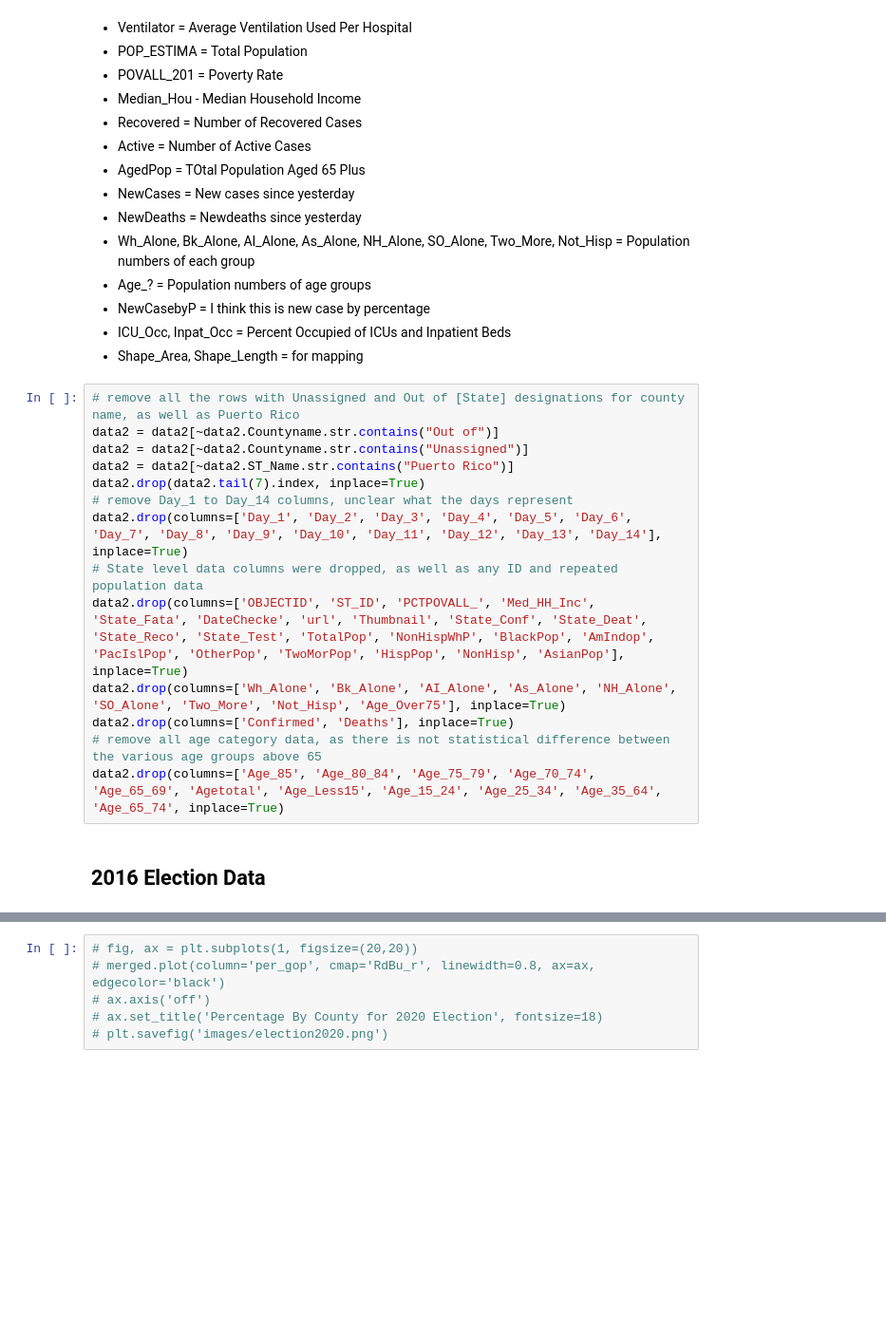
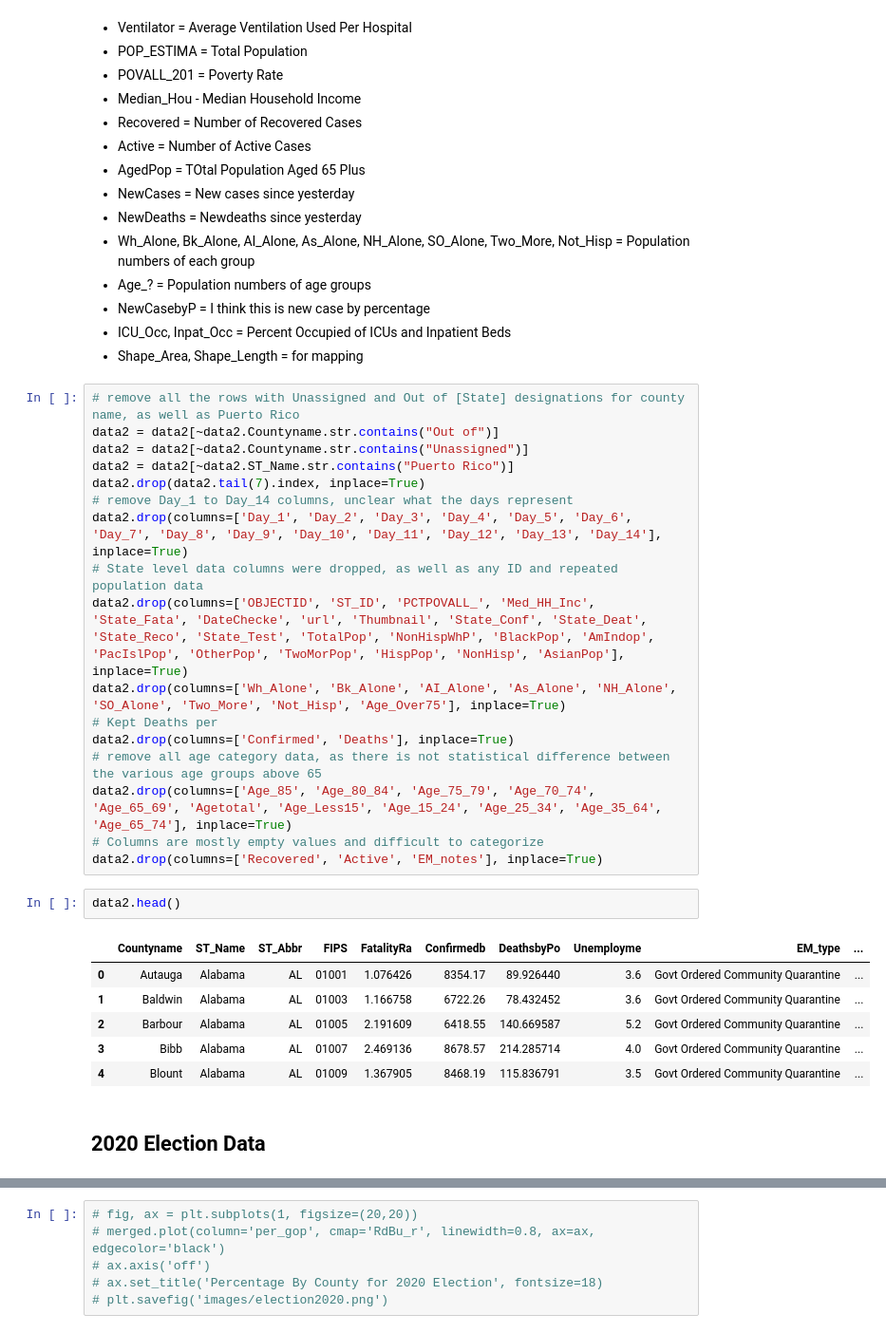
Before and after one commit to datascisteven/The-Masked-Politic, a Jupyter notebook: Phase_3_Project.ipynb, the cells around one changed output, grey strips where cells are left out. Shown at 95% size. Drawn from its saved outputs; the diff is of its cells as text; blank space fills up the shorter version.

```diff
--- a/Phase_3_Project.ipynb
+++ b/Phase_3_Project.ipynb
@@ -263,9 +263,21 @@ data2.drop(columns=['Day_1', 'Day_2', 'Day_3', 'Day_4', 'Day_5', 'Day_6', 'Day_7
 # State level data columns were dropped, as well as any ID and repeated population data
 data2.drop(columns=['OBJECTID', 'ST_ID', 'PCTPOVALL_', 'Med_HH_Inc', 'State_Fata', 'DateChecke', 'url', 'Thumbnail', 'State_Conf', 'State_Deat', 'State_Reco', 'State_Test', 'TotalPop', 'NonHispWhP', 'BlackPop', 'AmIndop', 'PacIslPop', 'OtherPop', 'TwoMorPop', 'HispPop', 'NonHisp', 'AsianPop'], inplace=True)
 data2.drop(columns=['Wh_Alone', 'Bk_Alone', 'AI_Alone', 'As_Alone', 'NH_Alone', 'SO_Alone', 'Two_More', 'Not_Hisp', 'Age_Over75'], inplace=True)
+# Kept Deaths per
 data2.drop(columns=['Confirmed', 'Deaths'], inplace=True)
 # remove all age category data, as there is not statistical difference between the various age groups above 65
-data2.drop(columns=['Age_85', 'Age_80_84', 'Age_75_79', 'Age_70_74', 'Age_65_69', 'Agetotal', 'Age_Less15', 'Age_15_24', 'Age_25_34', 'Age_35_64', 'Age_65_74', inplace=True)
+data2.drop(columns=['Age_85', 'Age_80_84', 'Age_75_79', 'Age_70_74', 'Age_65_69', 'Agetotal', 'Age_Less15', 'Age_15_24', 'Age_25_34', 'Age_35_64', 'Age_65_74'], inplace=True)
+# Columns are mostly empty values and difficult to categorize
+data2.drop(columns=['Recovered', 'Active', 'EM_notes'], inplace=True)
+# %%
+data2.head()
+# %% [output]
+|  | Countyname | ST_Name | ST_Abbr | FIPS | FatalityRa | Confirmedb | DeathsbyPo | Unemployme | EM_type | ... |
+| 0 | Autauga | Alabama | AL | 01001 | 1.076426 | 8354.17 | 89.926440 | 3.6 | Govt Ordered Community Quarantine | ... |
+| 1 | Baldwin | Alabama | AL | 01003 | 1.166758 | 6722.26 | 78.432452 | 3.6 | Govt Ordered Community Quarantine | ... |
+| 2 | Barbour | Alabama | AL | 01005 | 2.191609 | 6418.55 | 140.669587 | 5.2 | Govt Ordered Community Quarantine | ... |
+| 3 | Bibb | Alabama | AL | 01007 | 2.469136 | 8678.57 | 214.285714 | 4.0 | Govt Ordered Community Quarantine | ... |
+| 4 | Blount | Alabama | AL | 01009 | 1.367905 | 8468.19 | 115.836791 | 3.5 | Govt Ordered Community Quarantine | ... |
 # %% [markdown]
-## 2016 Election Data
+## 2020 Election Data
 # %%
```
Also changed, not shown: parts of 3 cells of this notebook, 1 other file.
